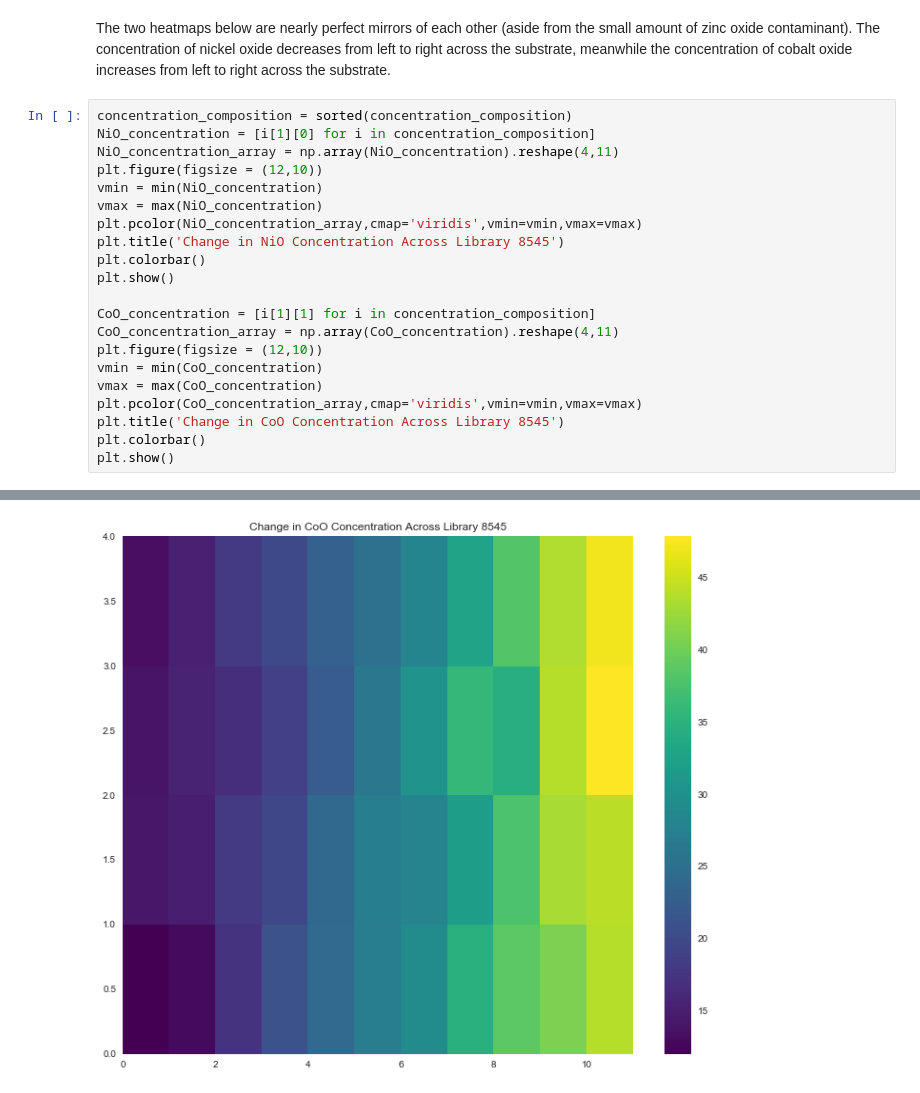
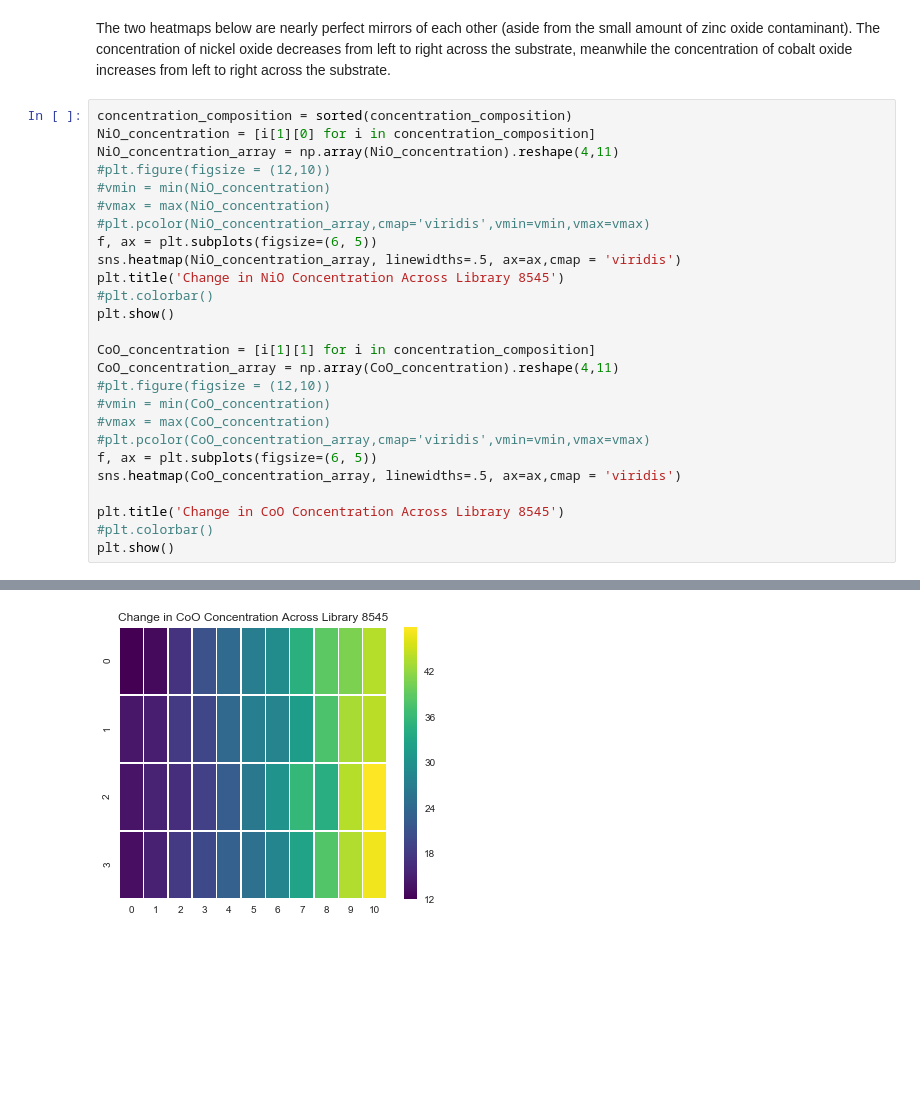
Before and after one commit to NREL/htem-api-examples, a Jupyter notebook: notebooks/3_XRF_Plotting.ipynb, the cells around one changed output, grey strips where cells are left out. Saved outputs shown, nothing was run; the diff lists cells and outputs as text; blank space fills up the shorter version.

```diff
--- a/notebooks/3_XRF_Plotting.ipynb
+++ b/notebooks/3_XRF_Plotting.ipynb
@@ -106,21 +108,26 @@ The two heatmaps below are nearly perfect mirrors of each other (aside from the
 concentration_composition = sorted(concentration_composition)
 NiO_concentration = [i[1][0] for i in concentration_composition]
 NiO_concentration_array = np.array(NiO_concentration).reshape(4,11)
-plt.figure(figsize = (12,10))
-vmin = min(NiO_concentration)
-vmax = max(NiO_concentration)
-plt.pcolor(NiO_concentration_array,cmap='viridis',vmin=vmin,vmax=vmax)
+#plt.figure(figsize = (12,10))
+#vmin = min(NiO_concentration)
+#vmax = max(NiO_concentration)
+#plt.pcolor(NiO_concentration_array,cmap='viridis',vmin=vmin,vmax=vmax)
+f, ax = plt.subplots(figsize=(6, 5))
+sns.heatmap(NiO_concentration_array, linewidths=.5, ax=ax,cmap = 'viridis')
 plt.title('Change in NiO Concentration Across Library 8545')
-plt.colorbar()
+#plt.colorbar()
 plt.show()
 
 CoO_concentration = [i[1][1] for i in concentration_composition]
 CoO_concentration_array = np.array(CoO_concentration).reshape(4,11)
-plt.figure(figsize = (12,10))
-vmin = min(CoO_concentration)
-vmax = max(CoO_concentration)
-plt.pcolor(CoO_concentration_array,cmap='viridis',vmin=vmin,vmax=vmax)
+#plt.figure(figsize = (12,10))
+#vmin = min(CoO_concentration)
+#vmax = max(CoO_concentration)
+#plt.pcolor(CoO_concentration_array,cmap='viridis',vmin=vmin,vmax=vmax)
+f, ax = plt.subplots(figsize=(6, 5))
+sns.heatmap(CoO_concentration_array, linewidths=.5, ax=ax,cmap = 'viridis')
+
 plt.title('Change in CoO Concentration Across Library 8545')
-plt.colorbar()
+#plt.colorbar()
 plt.show()
 # %% [output]
@@ -128 +135 @@ plt.show()
-[figure, old version]
+[figure, new version]
```
Also changed, not shown: parts of 3 cells of this notebook, 6 other files.
